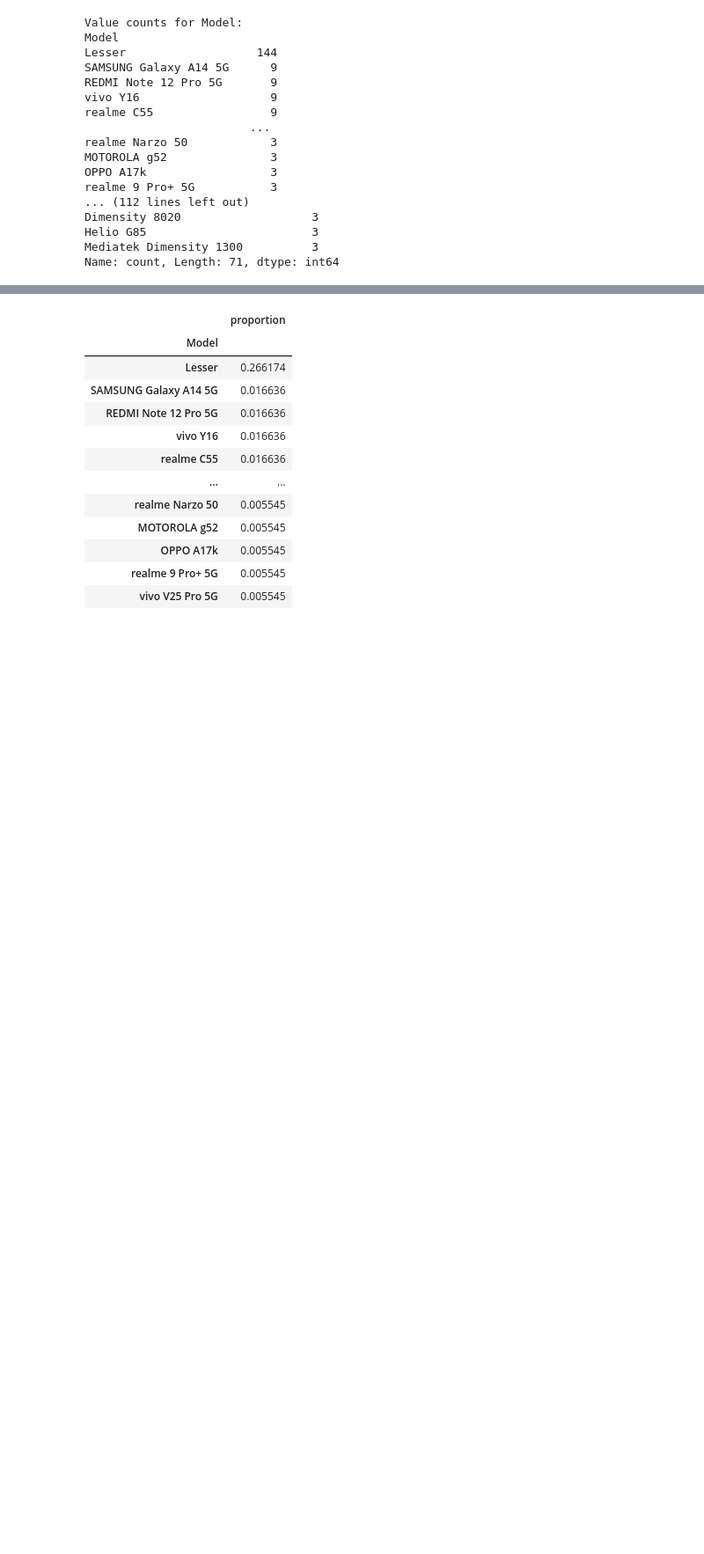
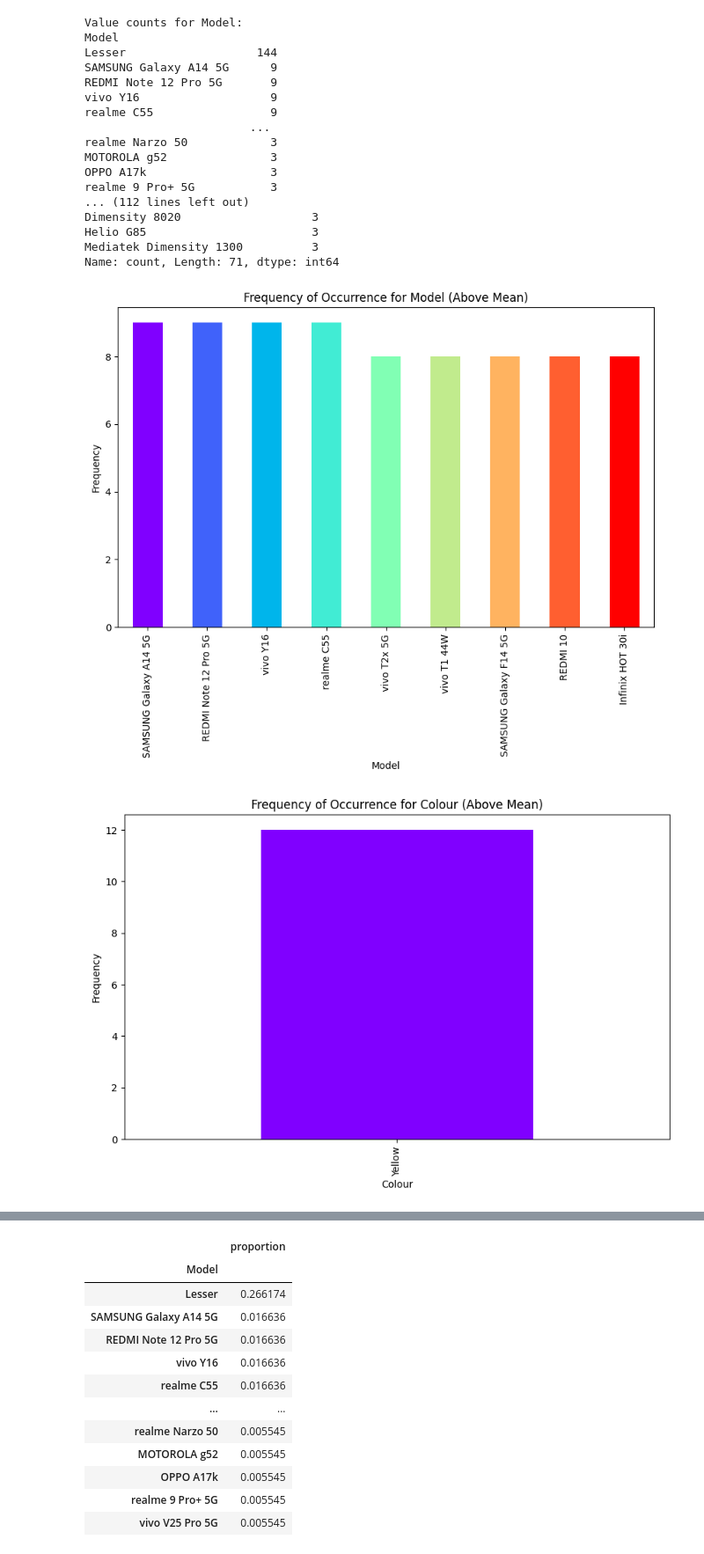
Before and after one commit to Deb052024/Machine-Prediction, a Jupyter notebook: Mobile_Handset_Price.ipynb, the cells around one changed output, grey strips where cells are left out. Shown at 88% size. Cells and saved outputs as stored; diff of their text form; code cells hidden in the pictures; blank space fills up the shorter version.

```diff
--- a/Mobile_Handset_Price.ipynb
+++ b/Mobile_Handset_Price.ipynb
@@ -201,3 +194,23 @@ Dimensity 8020                   3
 Helio G85                        3
 Mediatek Dimensity 1300          3
 Name: count, Length: 71, dtype: int64
+# %%
+#Bar plot of the features other than Lesser  and its frequency of occurance is more than the mean value and plot color is rainbow
+
+import matplotlib.pyplot as plt
+
+for column in df_final:
+  feature_counts = df_final[column].value_counts()
+  features_above_mean = feature_counts[feature_counts > feature_counts.mean()]
+  if not features_above_mean.empty:
+    features_above_mean = features_above_mean[features_above_mean.index != 'Lesser']
+    if not features_above_mean.empty:
+      plt.figure(figsize=(10, 6))
+      features_above_mean.plot(kind='bar', color=plt.cm.rainbow(np.linspace(0, 1, len(features_above_mean))))
+      plt.title(f"Frequency of Occurrence for {column} (Above Mean)")
+      plt.xlabel(column)
+      plt.ylabel("Frequency")
+      plt.show()
+# %% [output]
+[figure, added]
+[figure, added]
```
Also changed, not shown: parts of 10 cells of this notebook.
